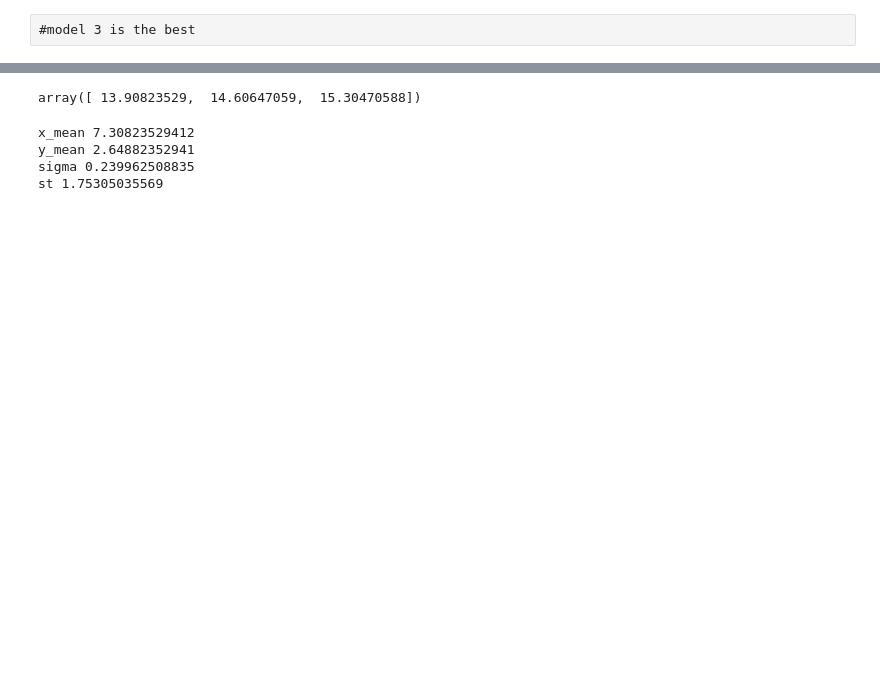
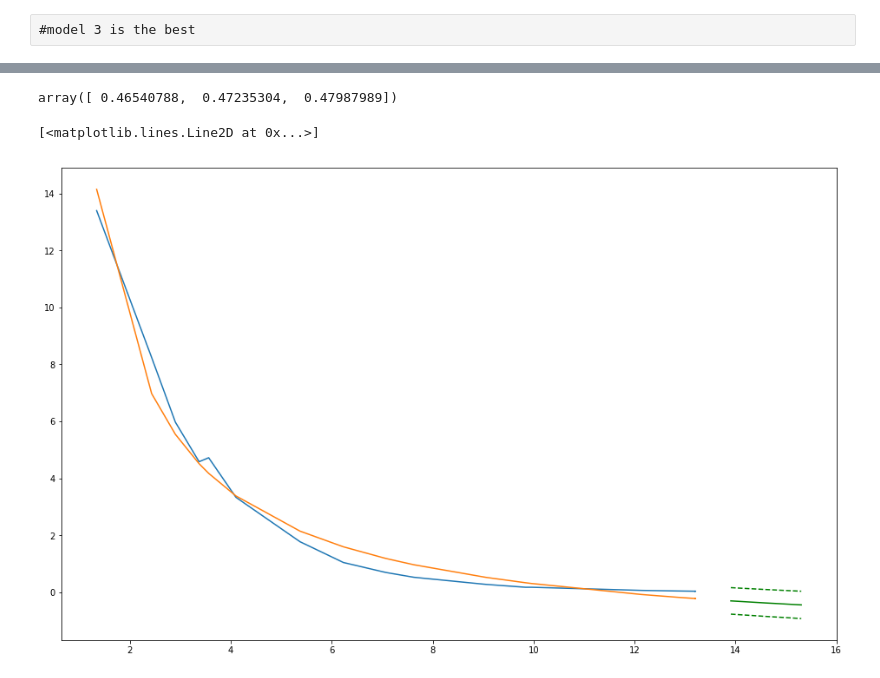
Before and after one commit to positivcheg94/ts6_labs, a Jupyter notebook: lab1.ipynb, the cells around one changed output, grey strips where cells are left out. Drawn from its saved outputs; the diff is of its cells as text; code cells hidden in the pictures; blank space fills up the shorter version.

```diff
--- a/lab1.ipynb
+++ b/lab1.ipynb
@@ -98,22 +73,39 @@ x_next = np.arange?
 # %%
 x_next = np.arange(1,4)*step + np.max(X)
-# %%
-x_next
-# %% [output]
-array([ 13.90823529,  14.60647059,  15.30470588])
+# %%
+x_next
+y_next = m[0].predict(1/x_next.reshape((-1,1)))
 # %%
-x_mean = np.sum(X)/len(X)
-y_mean = np.sum(Y)/len(Y)
-sigma = np.sum((m[1] - Y)**2)/(len(Y)-1)
+n = len(X)
+x_mean = np.sum(X)/n
+DX = np.sum((X - x_mean)**2)
+y_mean = np.sum(Y)/n
+sigma = np.sum((m[1] - Y)**2)/(n-1)
 k = len(X) - 2
 alpha = 0.1
 st = scipy.stats.t.ppf(1-0.05,k)
+u = m[1] - Y
 print("x_mean", x_mean)
+print("DX", DX)
 print("y_mean", y_mean)
 print("sigma", sigma)
 print("st", st)
+print("u", u)
-# %% [output]
-x_mean 7.30823529412
-y_mean 2.64882352941
-sigma 0.239962508835
-st 1.75305035569
+# %%
+delta_y = []
+for x_pi in x_next:
+    delta_y.append( st * sigma * np.sqrt(1+ 1/n + (x_pi - x_mean)**2/DX))
+delta_y = np.array(delta_y)
+# %%
+delta_y
+# %% [output]
+array([ 0.46540788,  0.47235304,  0.47987989])
+# %%
+plt.plot(X_data, Y_data)
+plt.plot(X_data, models[2][1])
+plt.plot(x_next, y_next, "g")
+plt.plot(x_next, y_next - delta_y, "--g")
+plt.plot(x_next, y_next + delta_y, "--g")
+# %% [output]
+[<matplotlib.lines.Line2D at 0x...>]
+[figure, added]
```
Also changed, not shown: parts of 7 cells of this notebook.
